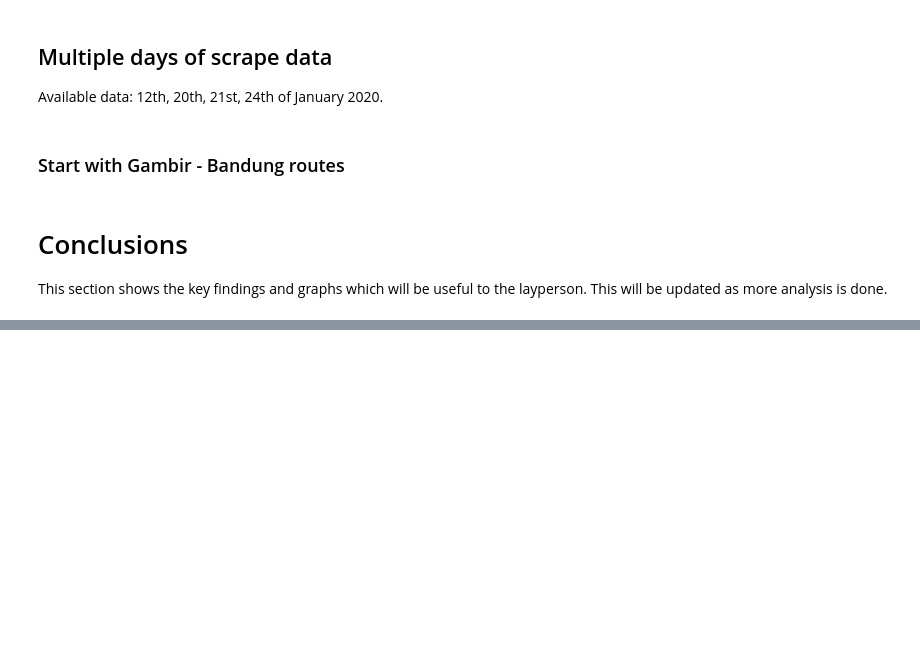
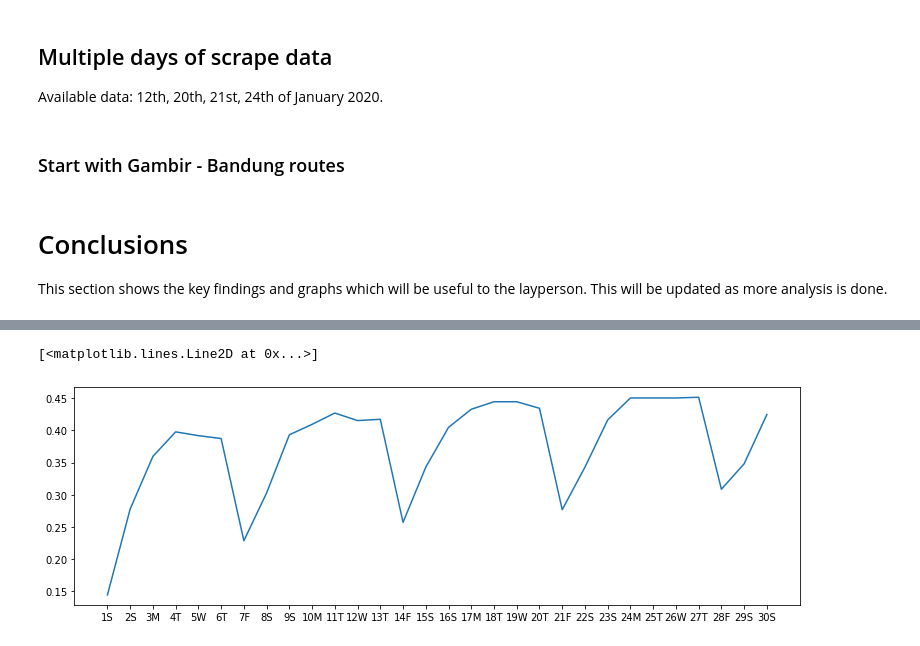
Before and after one commit to umarmf/tiket-scrape, a Jupyter notebook: notebooks/Tiket.com Train Ticket Scraper.ipynb, the cells around one changed output, grey strips where cells are left out. Cells and saved outputs as stored; diff of their text form; code cells hidden in the pictures; blank space fills up the shorter version.

```diff
--- a/notebooks/Tiket.com Train Ticket Scraper.ipynb
+++ b/notebooks/Tiket.com Train Ticket Scraper.ipynb
@@ -410,0 +467,6 @@ Scheduling your trip for Thursday or Saturday means you can buy very late.
+# %%
+plt.figure(figsize=(13,4))
+plt.plot('x_axis', 'has_seats', data = avail_date)
+# %% [output]
+[<matplotlib.lines.Line2D at 0x...>]
+[figure, added]
```
Also changed, not shown: parts of 24 cells of this notebook.
